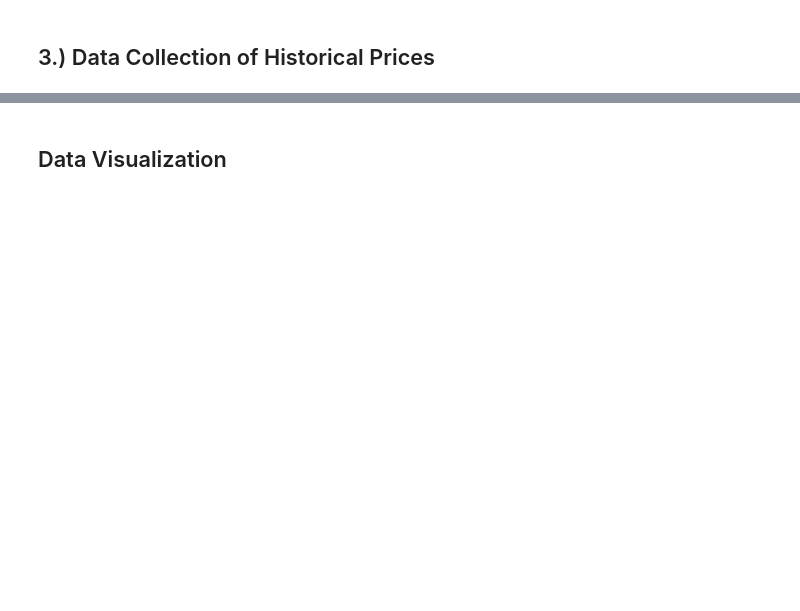
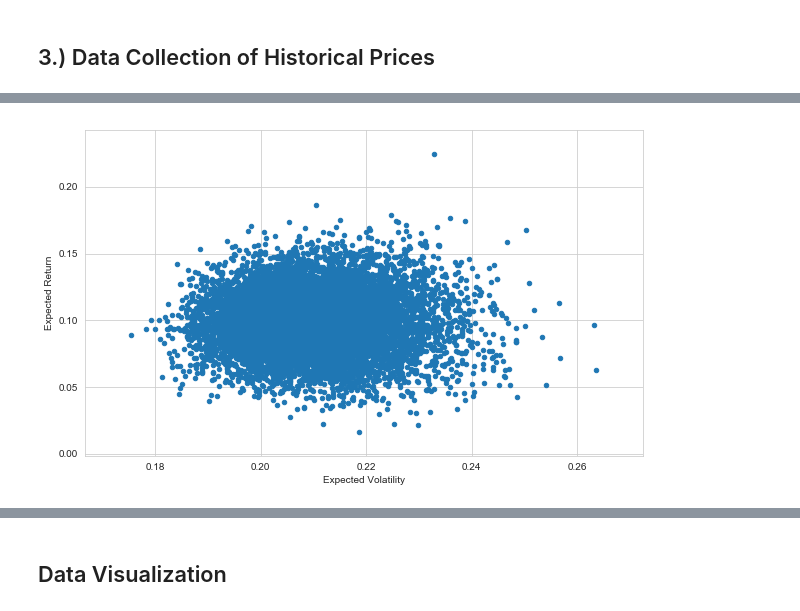
Before and after one commit to jpaguirre15/robinhood-portfolio-analysis, a Jupyter notebook: stonks - Finalized.ipynb, the cells around one changed output, grey strips where cells are left out. Saved outputs shown, nothing was run; the diff lists cells and outputs as text; code cells hidden in the pictures; blank space fills up the shorter version.

```diff
--- a/stonks - Finalized.ipynb
+++ b/stonks - Finalized.ipynb
@@ -96,5 +170,5 @@ my_portfolio.info()
 # %%
-my_portfolio = my_portfolio[["Name","Symbol","Price","Quantity","Average Price","Equity","P/E","Percentage"]]
-my_portfolio
+my_portfolio = my_portfolio[["Name","Symbol","Price","Quantity","Average Price","Equity","P/E"]]
+# my_portfolio
 # %%
 # Convert any '.' to '-' in symbols
@@ -105,0 +191,17 @@ my_portfolio
+# %%
+# Create weights for each company
+# capital = sigma(quantity * average price)
+# weights = (quantity * average price)/capital
+
+capital = np.sum(my_portfolio['Quantity']*my_portfolio['Average Price'])
+weights = []
+
+for w in range(len(my_portfolio)):
+    weights.append(round(((my_portfolio['Quantity'][w] * my_portfolio['Average Price'][w])/capital), 2))
+
+weights_df = np.array(weights)
+weights_df = pd.DataFrame({'Weights':weights})
+# %%
+# Ensure that these are the only variables included
+my_portfolio = pd.concat([my_portfolio, weights_df], axis=1)
+my_portfolio
@@ -118,5 +228,0 @@ my_data.info()
-# %%
-sec_returns = np.log(my_data/my_data.shift(1))
-sec_returns
-
-sec_returns.info()
@@ -255,8 +563,9 @@ pflio_scenarios.tail(3500)
 # %%
 # Efficient Frontier
 pflio_scenarios.plot(x='Volatility', y='Return', kind='scatter', figsize=(10,6));
 plt.xlabel('Expected Volatility')
 plt.ylabel('Expected Return')
-eff_front = plt.savefig("efficient_frontier2.png")
+# %% [output]
+[figure, added]
 # %%
 # For Testing purposes
```
Also changed, not shown: parts of 41 cells of this notebook, 1 other file.
